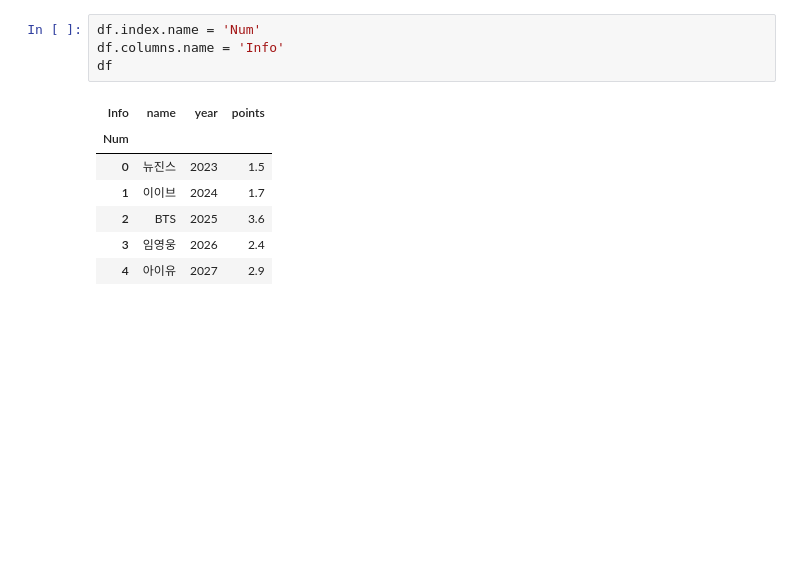
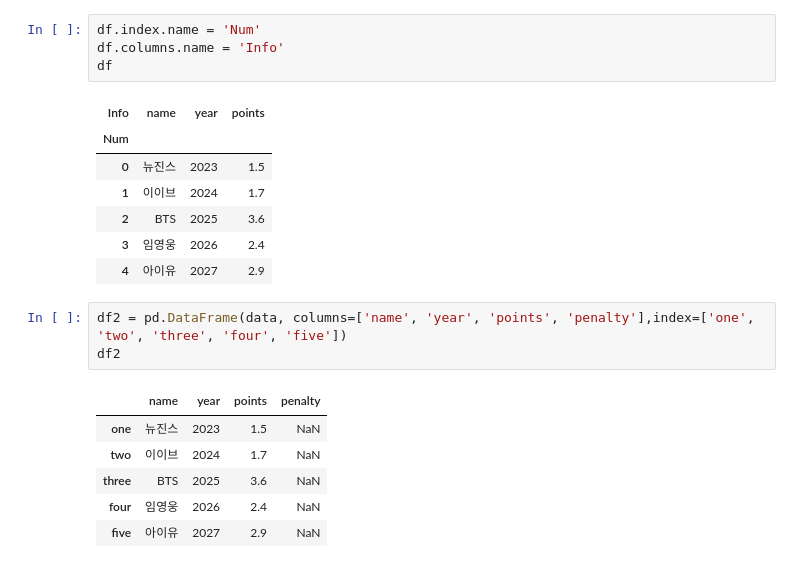
Before and after one commit to bhj8286/Data-mining, a Jupyter notebook: 수업 실습/데이터_마이닝_3월_13일.ipynb, the cells around one changed output. Cells and saved outputs as stored; diff of their text form; blank space fills up the shorter version.

```diff
--- a/수업 실습/데이터_마이닝_3월_13일.ipynb
+++ b/수업 실습/데이터_마이닝_3월_13일.ipynb
@@ -110,3 +110,13 @@ df
 | 2 | BTS | 2025 | 3.6 |
 | 3 | 임영웅 | 2026 | 2.4 |
 | 4 | 아이유 | 2027 | 2.9 |
+# %%
+df2 = pd.DataFrame(data, columns=['name', 'year', 'points', 'penalty'],index=['one', 'two', 'three', 'four', 'five'])
+df2
+# %% [output]
+|  | name | year | points | penalty |
+| one | 뉴진스 | 2023 | 1.5 | NaN |
+| two | 이이브 | 2024 | 1.7 | NaN |
+| three | BTS | 2025 | 3.6 | NaN |
+| four | 임영웅 | 2026 | 2.4 | NaN |
+| five | 아이유 | 2027 | 2.9 | NaN |
```
Also changed, not shown: parts of 10 cells of this notebook.
